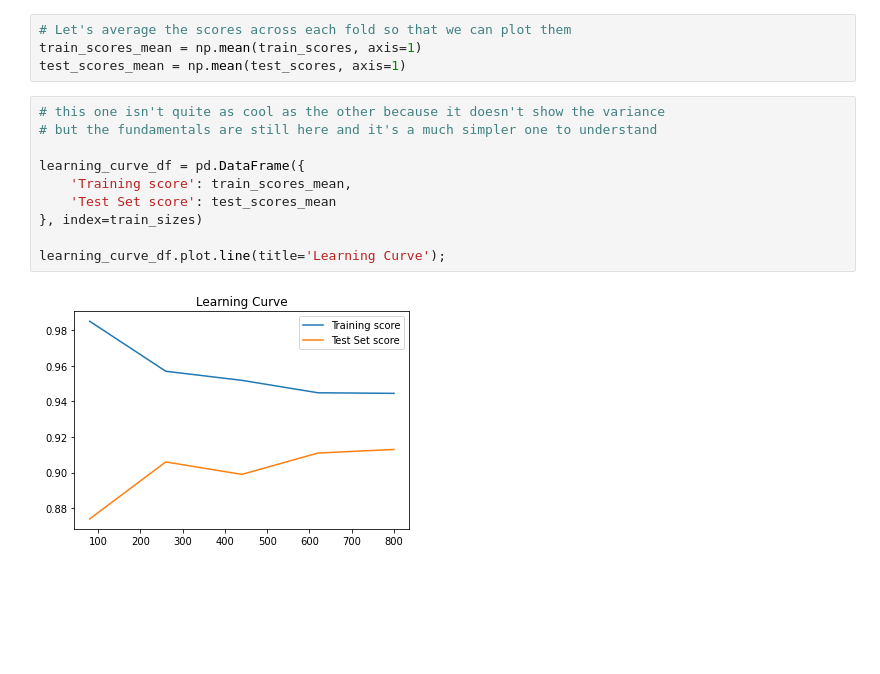
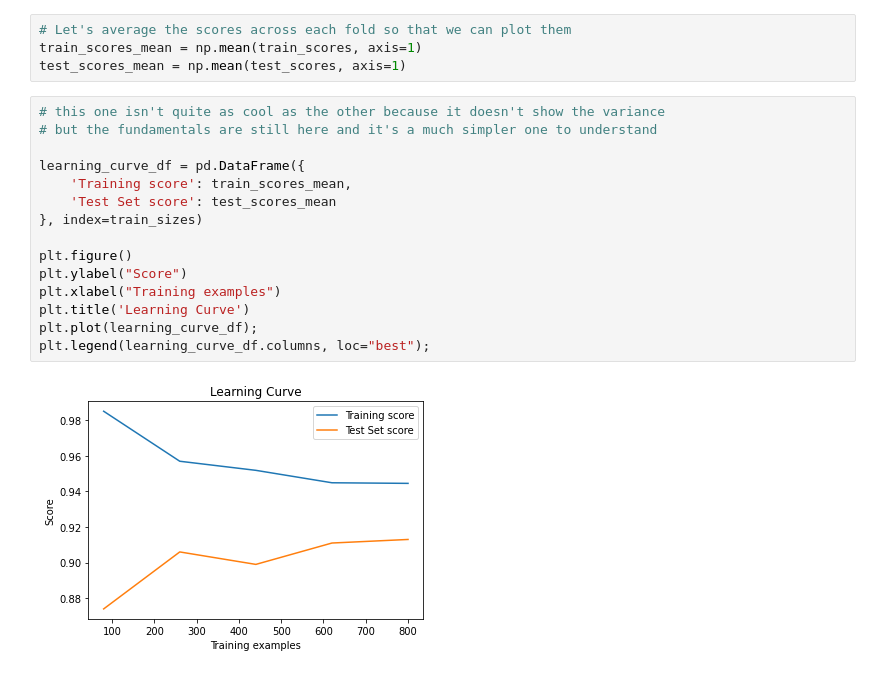
Before and after one commit to LDSSA/batch5-students, a Jupyter notebook: S01 - Bootcamp and Binary Classification/SLU13 - Bias-Variance tradeoff & Model Selection /Examples notebook.ipynb, the cells around one changed output. Saved outputs shown, nothing was run; the diff lists cells and outputs as text; blank space fills up the shorter version.

```diff
--- a/S01 - Bootcamp and Binary Classification/SLU13 - Bias-Variance tradeoff & Model Selection /Examples notebook.ipynb
+++ b/S01 - Bootcamp and Binary Classification/SLU13 - Bias-Variance tradeoff & Model Selection /Examples notebook.ipynb
@@ -216,12 +216,17 @@ test_scores_mean = np.mean(test_scores, axis=1)
 # %%
 # this one isn't quite as cool as the other because it doesn't show the variance
 # but the fundamentals are still here and it's a much simpler one to understand
 
 learning_curve_df = pd.DataFrame({
     'Training score': train_scores_mean,
     'Test Set score': test_scores_mean
 }, index=train_sizes)
 
-learning_curve_df.plot.line(title='Learning Curve');
+plt.figure()
+plt.ylabel("Score")
+plt.xlabel("Training examples")
+plt.title('Learning Curve')
+plt.plot(learning_curve_df);
+plt.legend(learning_curve_df.columns, loc="best");
 # %% [output]
-[figure, old version]
+[figure, new version]
```
Also changed, not shown: parts of 1 cell of this notebook, 3 other files.
